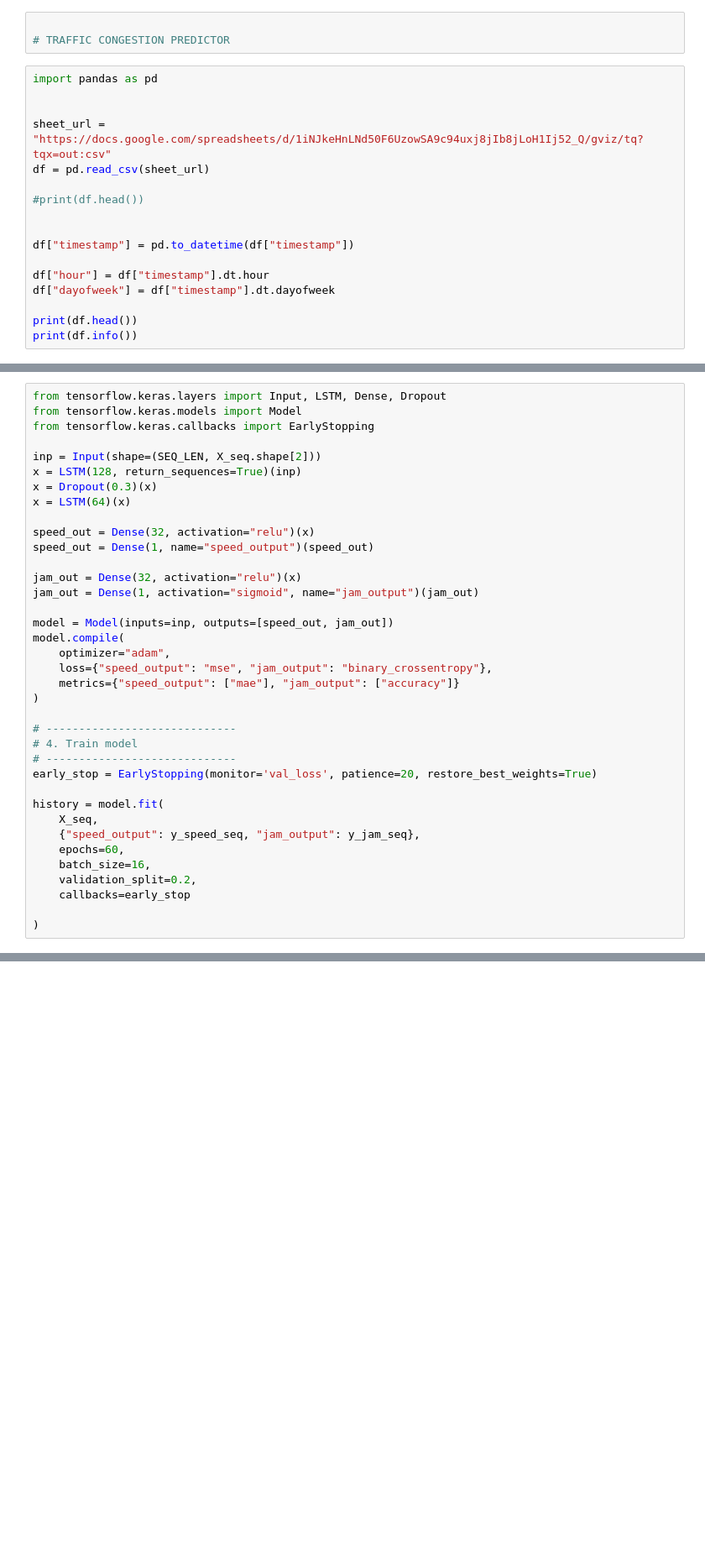
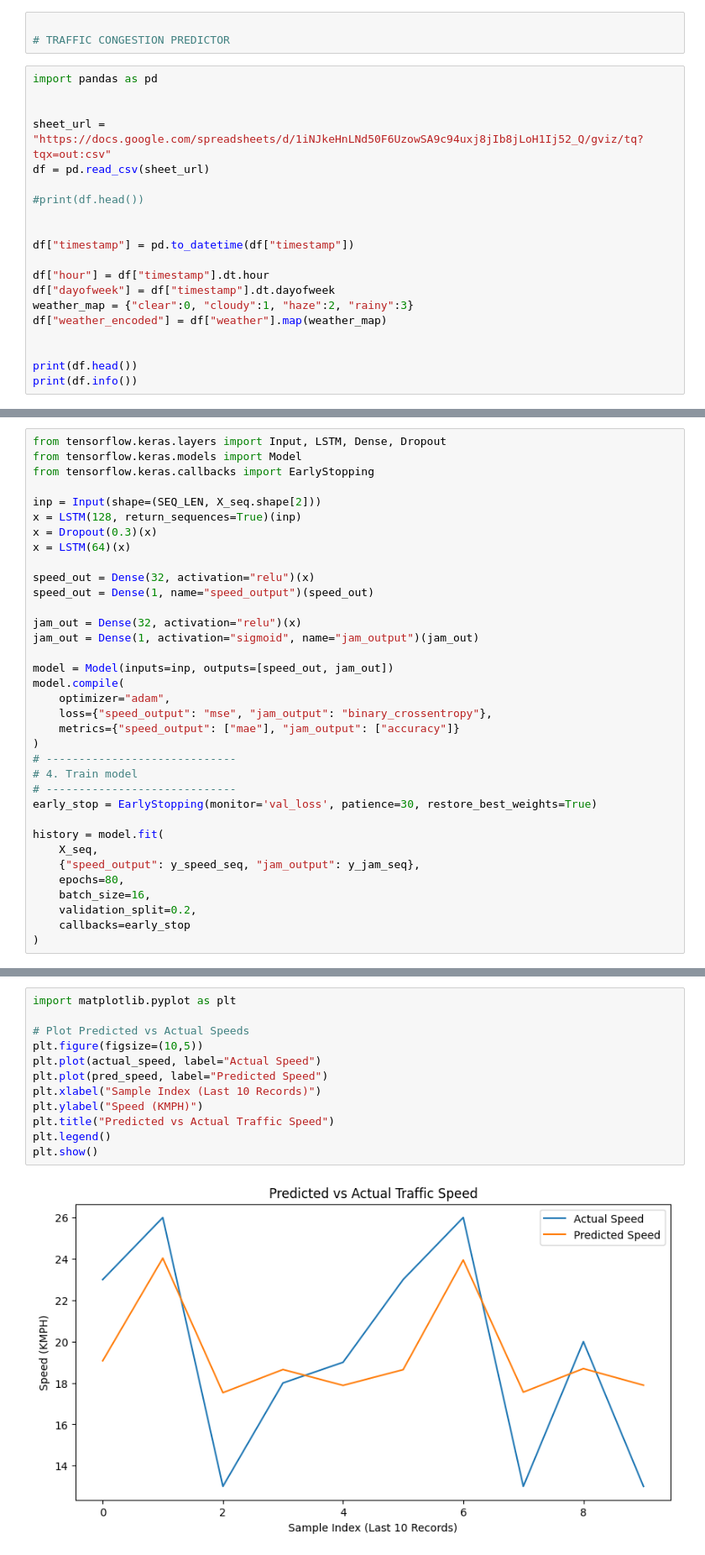
Before and after one commit to SOUMYADEEP-rgb/traffic-prediction-lstm, a Jupyter notebook: traffic_jam_ai.ipynb, the cells around one changed output, grey strips where cells are left out. Shown at 84% size. Drawn from its saved outputs; the diff is of its cells as text; blank space fills up the shorter version.

```diff
--- a/traffic_jam_ai.ipynb
+++ b/traffic_jam_ai.ipynb
@@ -17,6 +17,9 @@ df["timestamp"] = pd.to_datetime(df["timestamp"])
 
 df["hour"] = df["timestamp"].dt.hour
 df["dayofweek"] = df["timestamp"].dt.dayofweek
+weather_map = {"clear":0, "cloudy":1, "haze":2, "rainy":3}
+df["weather_encoded"] = df["weather"].map(weather_map)
+
 
 print(df.head())
 print(df.info())
@@ -103,19 +124,17 @@ model.compile(
     loss={"speed_output": "mse", "jam_output": "binary_crossentropy"},
     metrics={"speed_output": ["mae"], "jam_output": ["accuracy"]}
 )
-
 # -----------------------------
 # 4. Train model
 # -----------------------------
-early_stop = EarlyStopping(monitor='val_loss', patience=20, restore_best_weights=True)
+early_stop = EarlyStopping(monitor='val_loss', patience=30, restore_best_weights=True)
 
 history = model.fit(
     X_seq,
     {"speed_output": y_speed_seq, "jam_output": y_jam_seq},
-    epochs=60,
+    epochs=80,
     batch_size=16,
     validation_split=0.2,
     callbacks=early_stop
-
 )
 # %% [output]
@@ -214,0 +201,14 @@ files.download("label_encoder.pkl")
+# %%
+import matplotlib.pyplot as plt
+
+# Plot Predicted vs Actual Speeds
+plt.figure(figsize=(10,5))
+plt.plot(actual_speed, label="Actual Speed")
+plt.plot(pred_speed, label="Predicted Speed")
+plt.xlabel("Sample Index (Last 10 Records)")
+plt.ylabel("Speed (KMPH)")
+plt.title("Predicted vs Actual Traffic Speed")
+plt.legend()
+plt.show()
+# %% [output]
+[figure, added]
```
Also changed, not shown: parts of 9 cells of this notebook.
